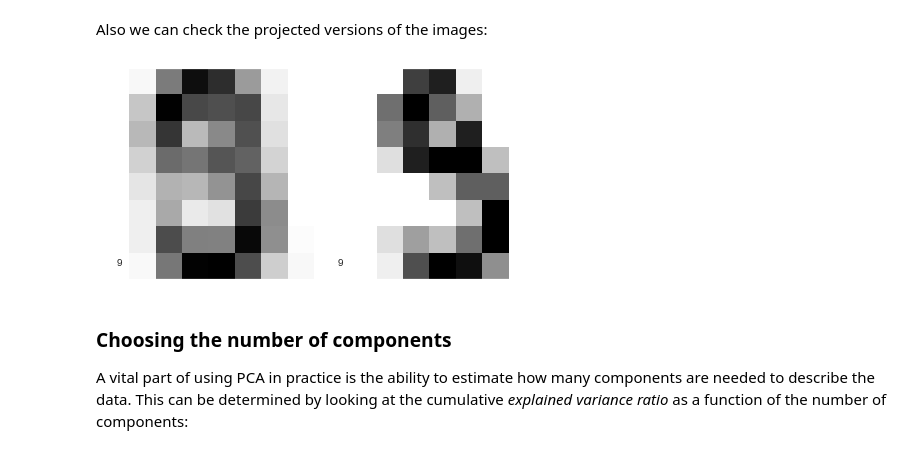
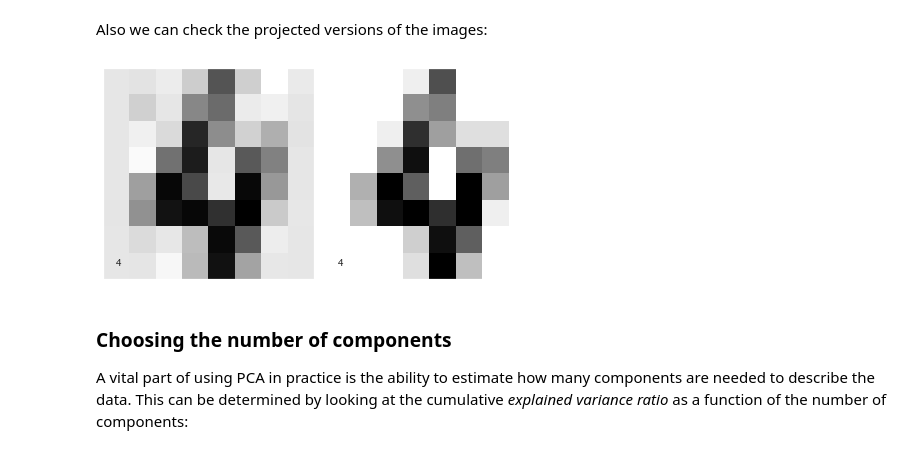
Before and after one commit to mikev6/UMBC_Data601, a Jupyter notebook: week-10/PCA/Principal-Component-Analysis.ipynb, the cells around one changed output. Saved outputs shown, nothing was run; the diff lists cells and outputs as text; code cells hidden in the pictures.

```diff
--- a/week-10/PCA/Principal-Component-Analysis.ipynb
+++ b/week-10/PCA/Principal-Component-Analysis.ipynb
@@ -173,7 +263,7 @@ for i in range(64):
 # %%
 from sklearn.decomposition import PCA
 # %%
-pca = PCA(2)  # project from 64 to 2 dimensions
+pca = PCA(n_components = 0.95)  # project from 64 to 2 dimensions
 projected = pca.fit_transform(digits.data)
 print(digits.data.shape)
 print(projected.shape)
@@ -203,26 +293,26 @@ Essentially, we have found the optimal stretch and rotation in 64-dimensional sp
 # %% [markdown]
 Also we can check the projected versions of the images:
 # %%
-k= 119
+k= 4
 
 data =pca.inverse_transform(projected[k,:])
 data = data.reshape(8,8)
 
 fig = plt.figure(figsize=(6, 6))  # figure size in inches
 fig.subplots_adjust(left=0, right=1, bottom=0, top=1, hspace=0.05, wspace=0.05)
 
 ax = fig.add_subplot(1, 2, 1, xticks=[], yticks=[])
 
 ax.imshow(data, cmap=plt.cm.binary, interpolation='nearest')
 ax.text(0, 7, str(digits.target[k]))
 ax = fig.add_subplot(1, 2, 2, xticks=[], yticks=[])
 
 ax.imshow(digits.images[k], cmap=plt.cm.binary, interpolation='nearest')
 # label the image with the target value
 ax.text(0, 7, str(digits.target[k]))
 plt.draw()
 # %% [output]
-[figure, old version]
+[figure, new version]
 # %% [markdown]
 ### Choosing the number of components
 
```
Also changed, not shown: parts of 19 cells of this notebook, 1 other file.
